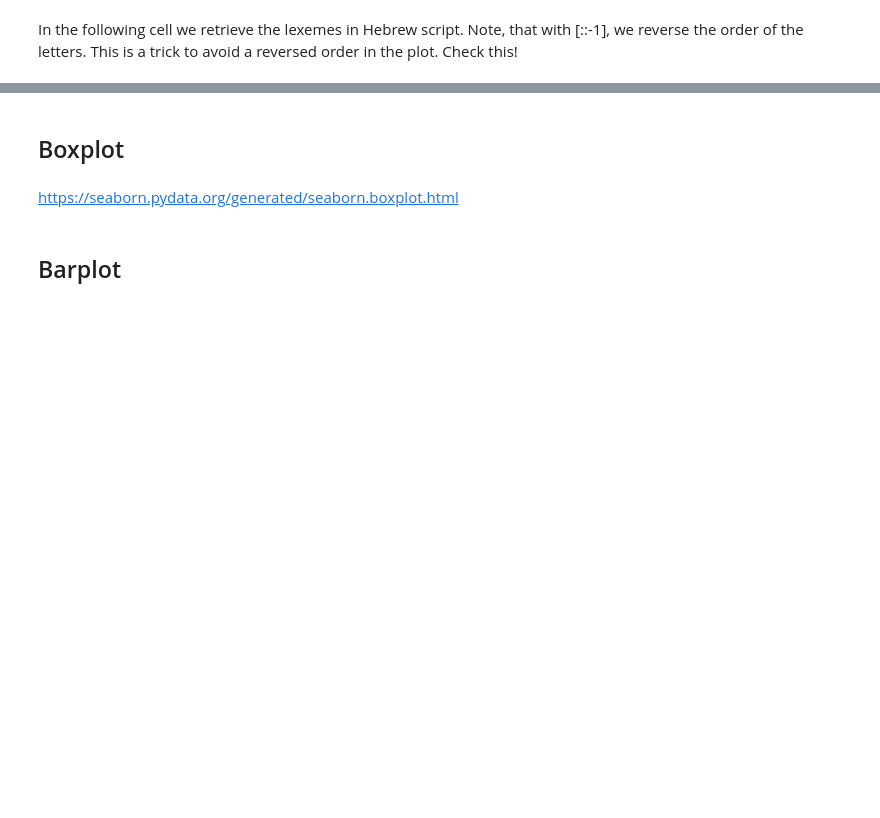
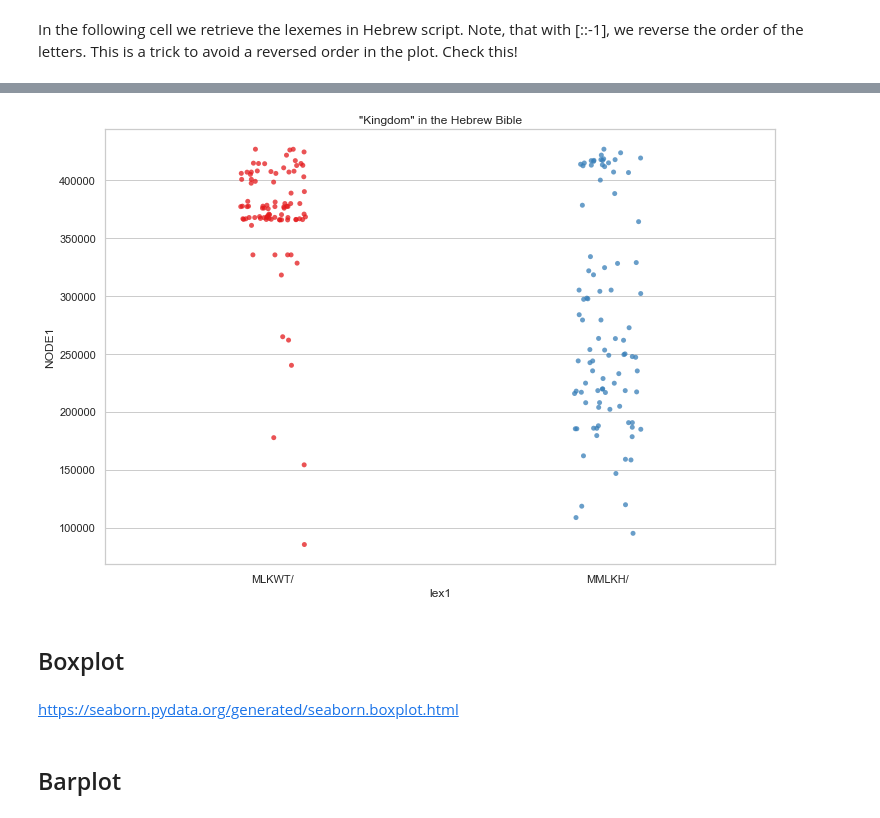
Before and after one commit to DT-UCPH/workshop_ancient_text_analysis, a Jupyter notebook: materials/visualizations/vizualizations_with_seaborn.ipynb, the cells around one changed output, grey strips where cells are left out. Saved outputs shown, nothing was run; the diff lists cells and outputs as text; code cells hidden in the pictures; blank space fills up the shorter version.

```diff
--- a/materials/visualizations/vizualizations_with_seaborn.ipynb
+++ b/materials/visualizations/vizualizations_with_seaborn.ipynb
@@ -75,0 +176,2 @@ ax = sns.stripplot(y="id",
+# %%
+kingdom_df_from_file = pd.read_csv('resultsx_kingdom.tsv', sep='\t', encoding='utf16')
@@ -76,3 +187,14 @@ ax = sns.stripplot(y="id",
+# %%
+ax = sns.stripplot(y="NODE1",
+                   x="lex1",
+                   data=kingdom_df_from_file,
+                   palette="Set1",
+                   edgecolor="gray",
+                   alpha=.75,
+                   size=5
+                   ).set(title='"Kingdom" in the Hebrew Bible')
+# %% [output]
+[figure, added]
 # %% [markdown]
 ## Boxplot
 # %% [markdown]
```
Also changed, not shown: parts of 14 cells of this notebook, 2 other files.
